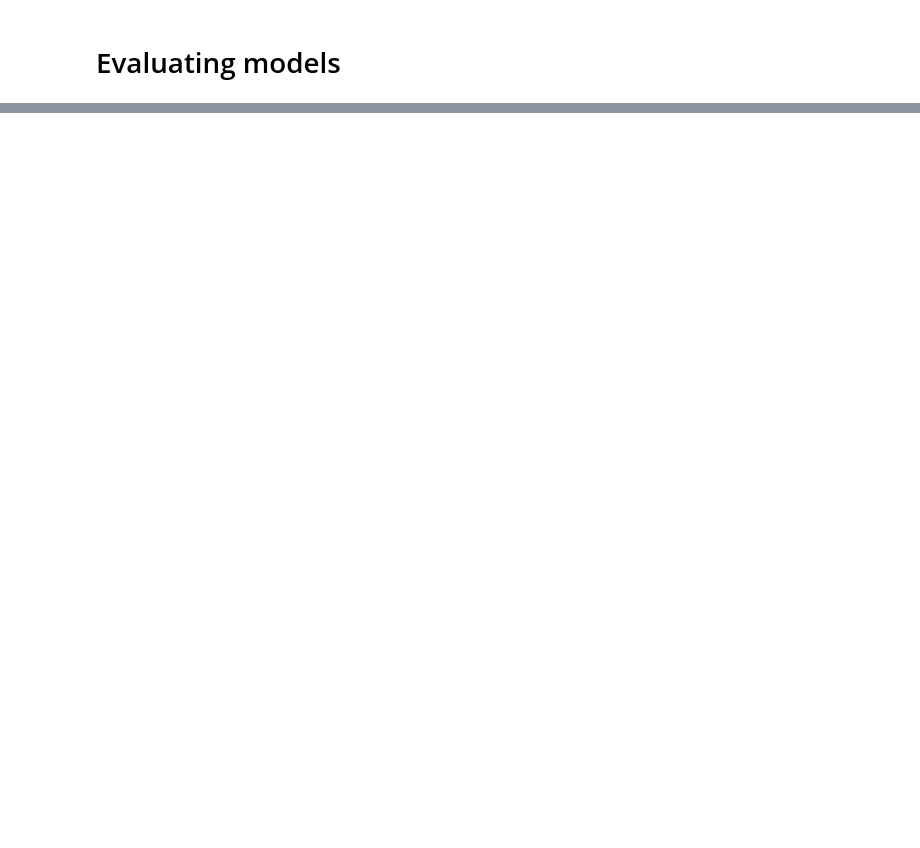
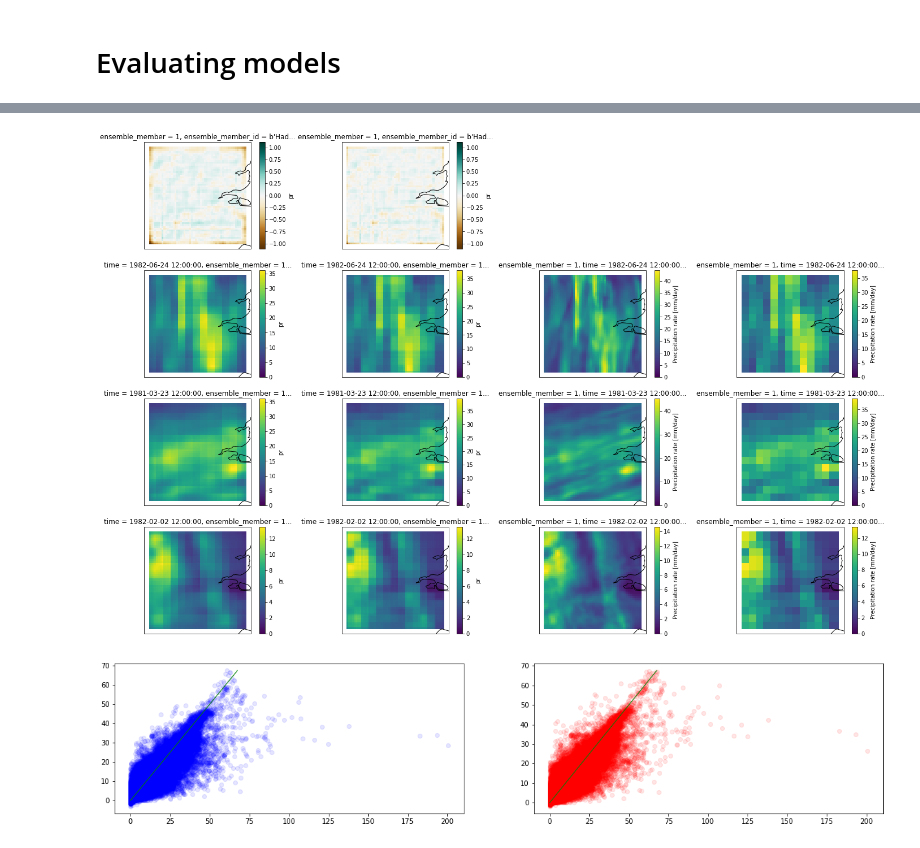
Before and after one commit to henryaddison/ml-downscaling-emulation, a Jupyter notebook: notebooks/learning/evaluation.ipynb, the cells around one changed output, grey strips where cells are left out. Saved outputs shown, nothing was run; the diff lists cells and outputs as text; code cells hidden in the pictures; blank space fills up the shorter version.

```diff
--- a/notebooks/learning/evaluation.ipynb
+++ b/notebooks/learning/evaluation.ipynb
@@ -149,0 +147,3 @@ fig.savefig("eval-test-plots.png")
+# %%
+model_path = '../../checkpoints/171789/model-epoch199.pth'
+simple_conv_coarsened_4x_preds = predict(load_model(model_path), lo_res_data, hi_res_data)
@@ -150 +164,6 @@ fig.savefig("eval-test-plots.png")
+# %%
+compare_preds(simple_conv_coarsened_4x_preds, simple_conv_coarsened_2x_preds, lo_res_data, hi_res_data)
+# %% [output]
+[figure, added]
+[figure, added]
 # %%
```
Also changed, not shown: parts of 23 cells of this notebook.
